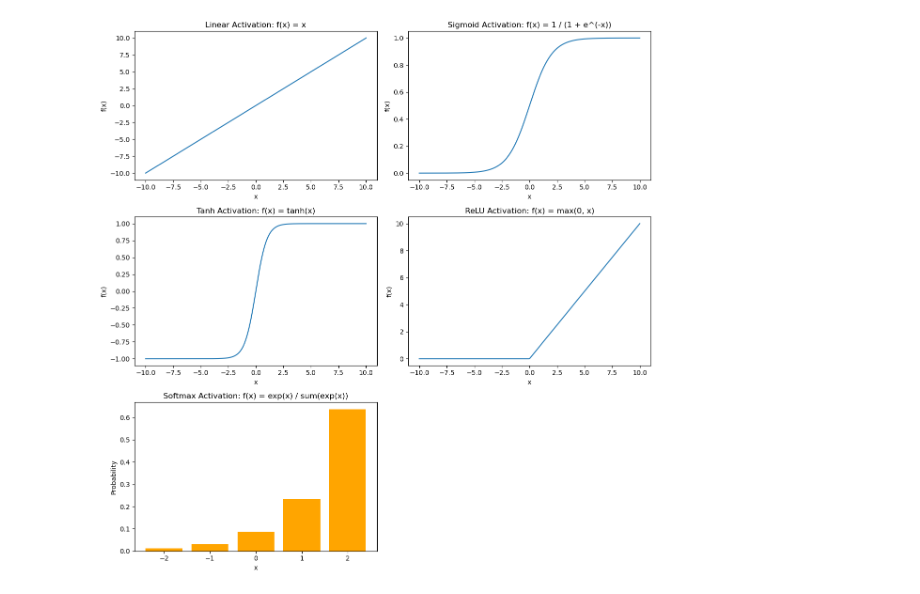
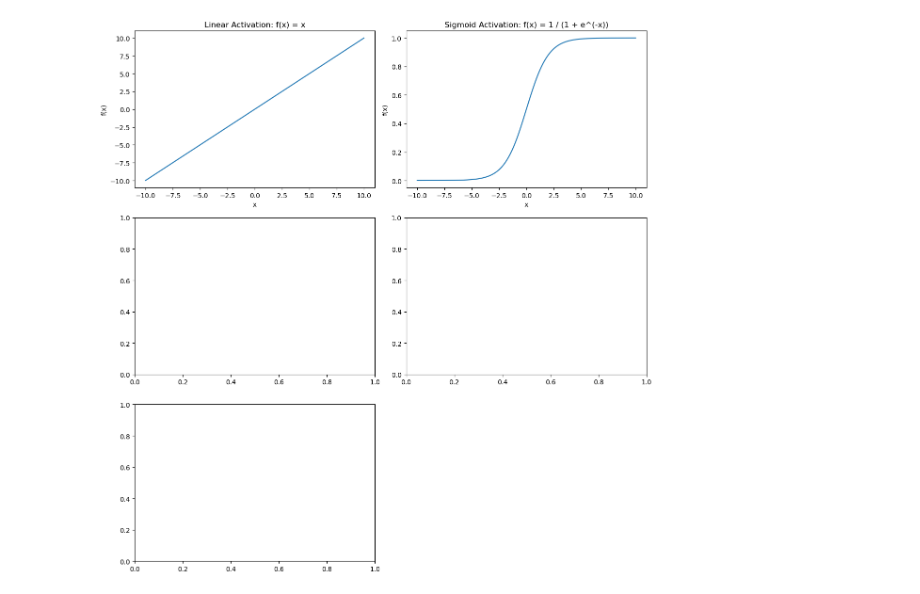
Before and after one commit to hk027/Lacite, a Jupyter notebook: activationFunction.ipynb, the cells around one changed output. Drawn from its saved outputs; the diff is of its cells as text; code cells hidden in the pictures.

```diff
--- a/activationFunction.ipynb
+++ b/activationFunction.ipynb
@@ -26,45 +26,33 @@ x = np.linspace(-10, 10, 400)
 # %%
 # Plotting the graphs for each activation function
 fig, axs = plt.subplots(3, 2, figsize=(12, 12))
 
 
 # Linear Activation
 axs[0, 0].plot(x, linear(x))
 axs[0, 0].set_title("Linear Activation: f(x) = x")
 axs[0, 0].set_xlabel("x")
 axs[0, 0].set_ylabel("f(x)")
 
 #Sigmoid Activation
 axs[0, 1].plot(x, sigmoid(x))
 axs[0, 1].set_title("Sigmoid Activation: f(x) = 1 / (1 + e^(-x))")
 axs[0, 1].set_xlabel("x")
 axs[0, 1].set_ylabel("f(x)")
 
 # Tanh Activation
-axs[1, 0].plot(x, tanh(x))
-axs[1, 0].set_title("Tanh Activation: f(x) = tanh(x)")
-axs[1, 0].set_xlabel("x")
-axs[1, 0].set_ylabel("f(x)")
+
 
 # ReLU Activation
-axs[1, 1].plot(x, relu(x))
-axs[1, 1].set_title("ReLU Activation: f(x) = max(0, x)")
-axs[1, 1].set_xlabel("x")
-axs[1, 1].set_ylabel("f(x)")
 
 # Softmax Activation (for a vector of values)
-x_softmax = np.linspace(-2, 2, 5)
-softmax_values = softmax(x_softmax)
-axs[2, 0].bar(x_softmax, softmax_values, color="orange")
-axs[2, 0].set_title("Softmax Activation: f(x) = exp(x) / sum(exp(x))")
-axs[2, 0].set_xlabel("x")
-axs[2, 0].set_ylabel("Probability")
+
 
 #Remove the empty subplot
 axs[2, 1].axis("off")
 
 # Adjust layout
 plt.tight_layout()
 plt.show()
 # %% [output]
-[figure, old version]
+[figure, new version]
```
Also changed, not shown: parts of 1 cell of this notebook.
